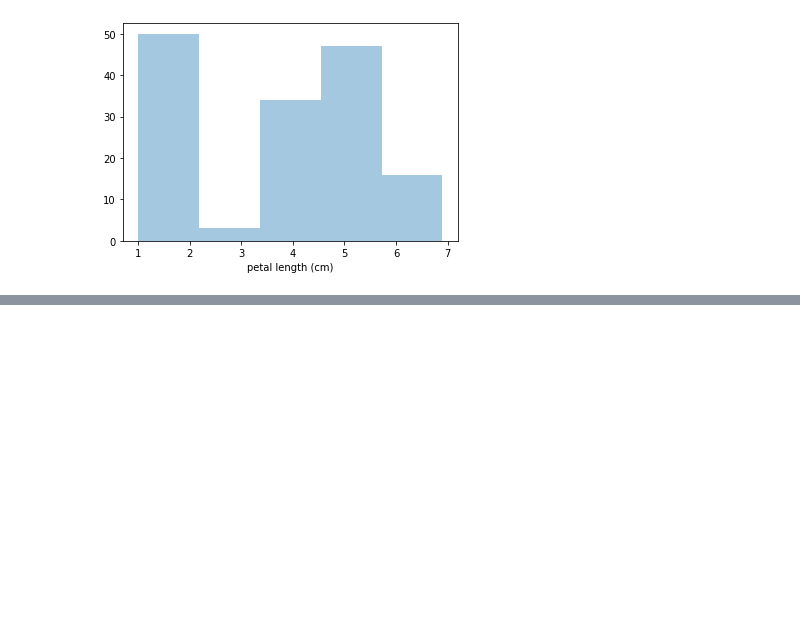
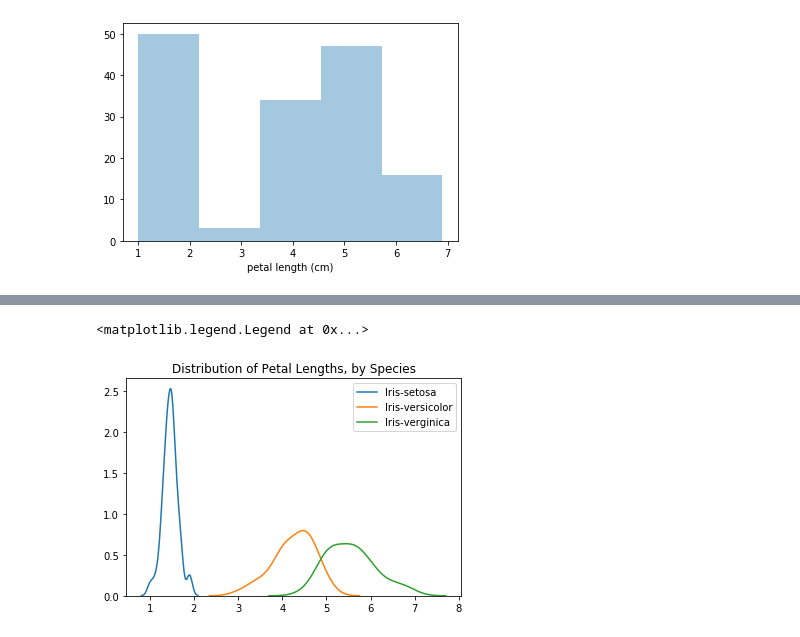
Before and after one commit to shanhai3000/scikit-learn-tutorial, a Jupyter notebook: data_visualization/distplot.ipynb, the cells around one changed output, grey strips where cells are left out. Saved outputs shown, nothing was run; the diff lists cells and outputs as text; code cells hidden in the pictures; blank space fills up the shorter version.

```diff
--- a/data_visualization/distplot.ipynb
+++ b/data_visualization/distplot.ipynb
@@ -34,0 +52,13 @@ sns.distplot(a=iris_pd['petal length (cm)'], kde=False)
+# %%
+iris_set_data = pd.read_csv("../dataset/iris_setosa.csv")
+iris_ver_data = pd.read_csv("../dataset/iris_versicolor.csv")
+iris_vir_data = pd.read_csv("../dataset/iris_virginica.csv")
+
+sns.kdeplot(data=iris_set_data['Petal Length (cm)'], label='Iris-setosa')
+sns.kdeplot(data=iris_ver_data['Petal Length (cm)'], label='Iris-versicolor')
+sns.kdeplot(data=iris_vir_data['Petal Length (cm)'], label='Iris-verginica')
+plt.title("Distribution of Petal Lengths, by Species")
+plt.legend()
+# %% [output]
+<matplotlib.legend.Legend at 0x...>
+[figure, added]
```
Also changed, not shown: parts of 5 cells of this notebook, 2 other files.
